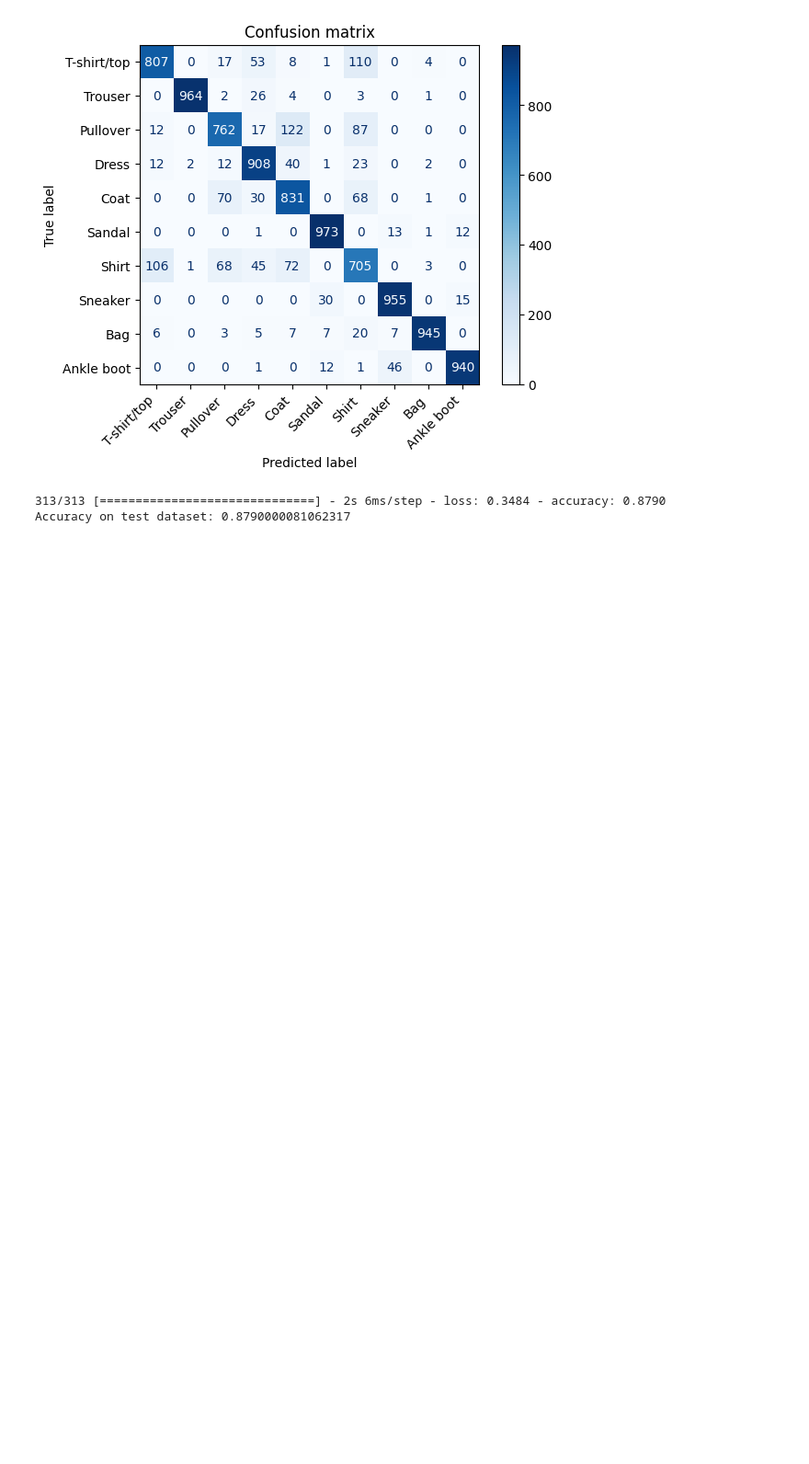
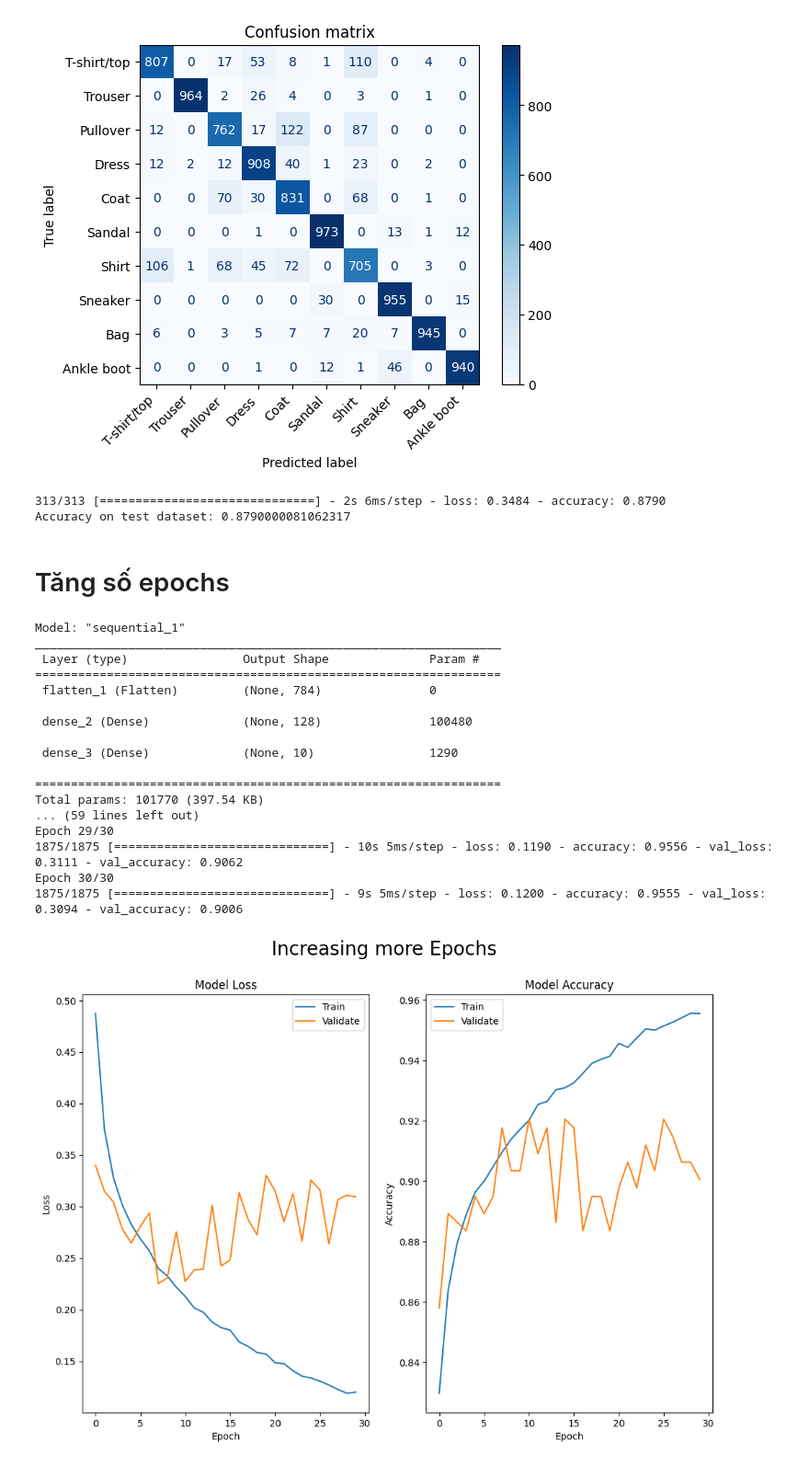
Before and after one commit to congltk1234/Fashion_Items_Classification, a Jupyter notebook: FashionMNIST/NeuronsNetwork_FashionMNIST.ipynb, the cells around one changed output. Shown at 92% size. Cells and saved outputs as stored; diff of their text form; code cells hidden in the pictures; blank space fills up the shorter version.

Commit message:
Bổ sung Thay đổi số Epochs, Thay đổi số Layers

```diff
--- a/FashionMNIST/NeuronsNetwork_FashionMNIST.ipynb
+++ b/FashionMNIST/NeuronsNetwork_FashionMNIST.ipynb
@@ -262,3 +266,69 @@ print('Accuracy on test dataset:', test_accuracy)
 # %% [output]
 313/313 [==============================] - 2s 6ms/step - loss: 0.3484 - accuracy: 0.8790
 Accuracy on test dataset: 0.8790000081062317
+# %% [markdown]
+# Tăng số epochs
+# %%
+# More Epochs
+
+model = tf.keras.Sequential([
+    tf.keras.layers.Flatten(input_shape=(28, 28, 1)),
+    tf.keras.layers.Dense(128, activation=tf.nn.relu),
+    tf.keras.layers.Dense(10, activation=tf.nn.softmax)
+])
+
+# Display the model summary
+model.summary()
+
+
+model.compile(optimizer='adam',
+              loss=tf.keras.losses.SparseCategoricalCrossentropy(),
+              metrics=['accuracy'])
+
+history = model.fit(train_dataset, epochs=30,
+                    steps_per_epoch=math.ceil(num_train_examples/BATCH_SIZE),
+                    validation_data=val_dataset,
+                    validation_steps=len(val_dataset) // BATCH_SIZE)
+
+
+import matplotlib.pyplot as plt
+fig,axes = plt.subplots(1,2, figsize=(12,8))
+fig.suptitle("Increasing more Epochs ",fontsize=20)
+axes[0].plot(history.history['loss'])
+axes[0].plot(history.history['val_loss'])
+axes[0].set_title('Model Loss')
+axes[0].set_ylabel('Loss')
+axes[0].set_xlabel('Epoch')
+axes[0].legend(['Train','Validate'])
+
+
+axes[1].plot(history.history['accuracy'])
+axes[1].plot(history.history['val_accuracy'])
+axes[1].set_title('Model Accuracy')
+axes[1].set_ylabel('Accuracy')
+axes[1].set_xlabel('Epoch')
+axes[1].legend(['Train','Validate'])
+plt.show()
+
+
+test_loss, test_accuracy = model.evaluate(test_dataset, steps=math.ceil(num_test_examples/32))
+print('Accuracy on test dataset:', test_accuracy)
+# %% [output]
+Model: "sequential_1"
+_________________________________________________________________
+ Layer (type)                Output Shape              Param #
+=================================================================
+ flatten_1 (Flatten)         (None, 784)               0
+
+ dense_2 (Dense)             (None, 128)               100480
+
+ dense_3 (Dense)             (None, 10)                1290
+
+=================================================================
+Total params: 101770 (397.54 KB)
+... (59 lines left out)
+Epoch 29/30
+1875/1875 [==============================] - 10s 5ms/step - loss: 0.1190 - accuracy: 0.9556 - val_loss: 0.3111 - val_accuracy: 0.9062
+Epoch 30/30
+1875/1875 [==============================] - 9s 5ms/step - loss: 0.1200 - accuracy: 0.9555 - val_loss: 0.3094 - val_accuracy: 0.9006
+[figure, added]
```
Also changed, not shown: parts of 4 cells of this notebook.
